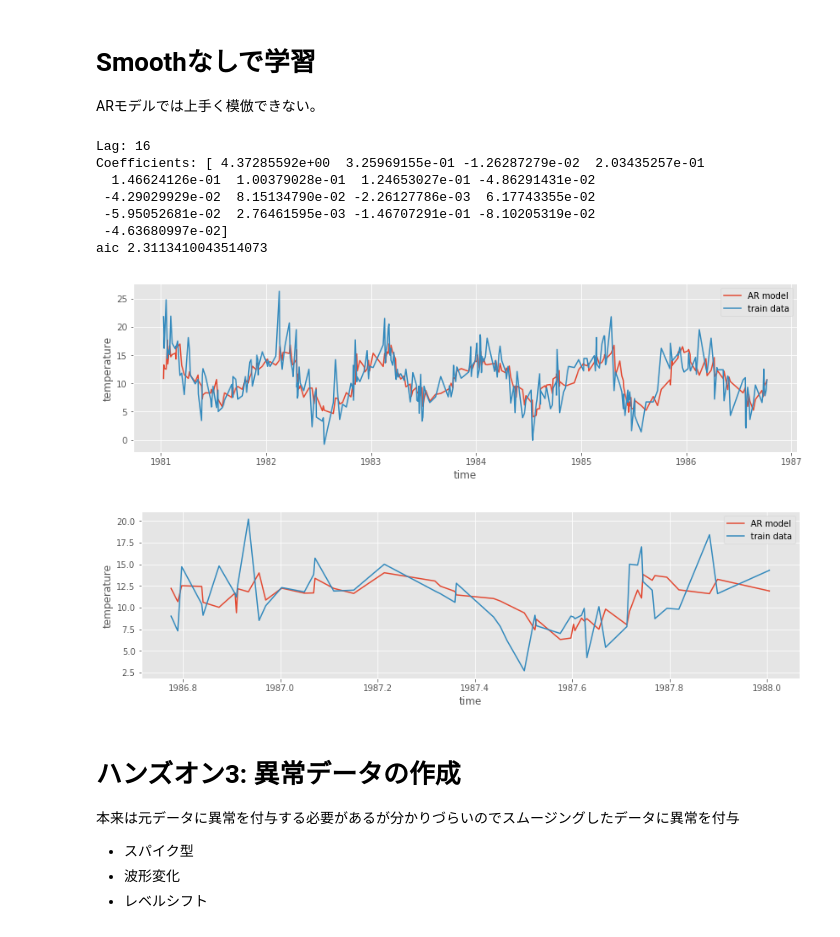
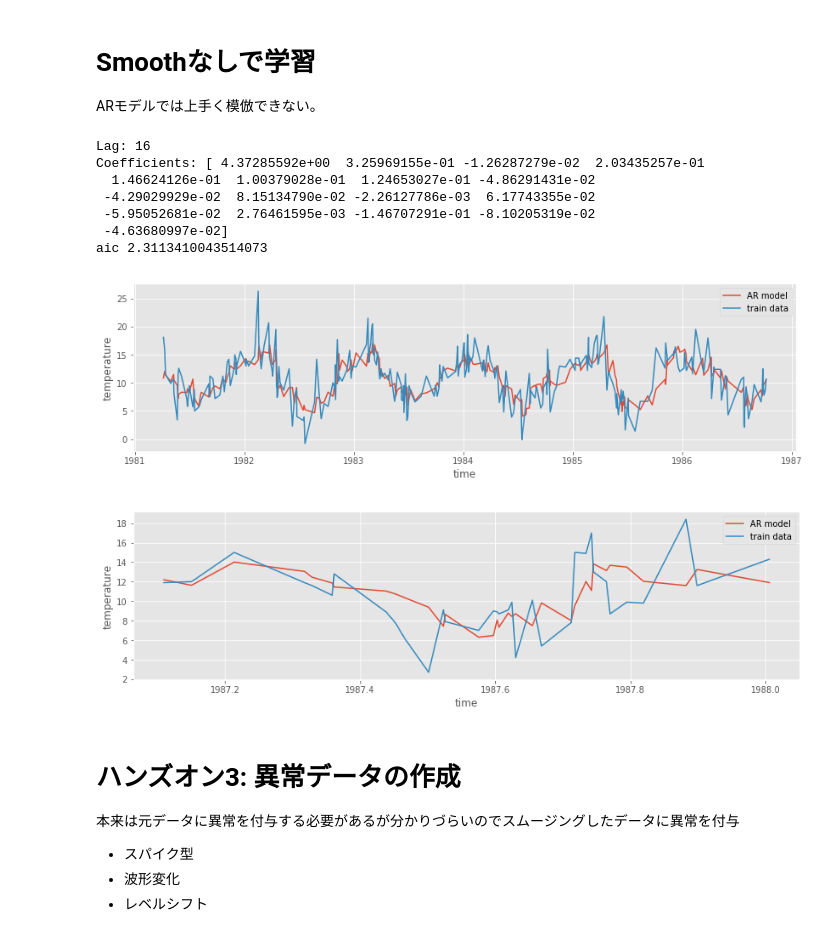
Before and after one commit to SnowMasaya/time_series_anomaly_detect_hands_on, a Jupyter notebook: time_series_anomaly_detect.ipynb, the cells around one changed output. Cells and saved outputs as stored; diff of their text form; code cells hidden in the pictures.

Commit message:
Upate window size fix

```diff
--- a/time_series_anomaly_detect.ipynb
+++ b/time_series_anomaly_detect.ipynb
@@ -278,15 +282,17 @@ def show_2data_graph(day, data, compare_data, label, compare_label):
 
 model = train_autoregression(X_smooth_train)
 
+window = model.k_ar
+
 X_smooth_train = X_smooth_train
 predictions = predict_autoregression(model, X_smooth_train)
 
 X_smooth_valid = X_smooth_valid
 predictions_valid = predict_autoregression(model, X_smooth_valid)
 
-show_2data_graph(X_train_day_smooth, predictions, X_smooth_train, 'AR model', 'train data')
+show_2data_graph(X_train_day_smooth[window:], predictions[window:], X_smooth_train[window:], 'AR model', 'train data')
 
-show_2data_graph(X_valid_day_smooth, predictions_valid, X_smooth_valid, 'AR model', 'valid data')
+show_2data_graph(X_valid_day_smooth[window:], predictions_valid[window:], X_smooth_valid[window:], 'AR model', 'valid data')
 # %% [output]
 Lag: 16
 Coefficients: [ 0.83381629  1.25428311 -0.24407503  0.12534276 -0.04324986 -0.05128195
@@ -302,23 +308,23 @@ ARモデルでは上手く模倣できない。
 # %%
 model_non_smooth = train_autoregression(X_train)
 
 predictions_non_smooth = predict_autoregression(model_non_smooth, X_train)
 
 predictions_valid_non_smooth = predict_autoregression(model_non_smooth, X_valid)
 
-show_2data_graph(X_train_day, predictions_non_smooth, X_train, 'AR model', 'train data')
+show_2data_graph(X_train_day[window:], predictions_non_smooth[window:], X_train[window:], 'AR model', 'train data')
 
-show_2data_graph(X_valid_day, predictions_valid_non_smooth, X_valid, 'AR model', 'train data')
+show_2data_graph(X_valid_day[window:], predictions_valid_non_smooth[window:], X_valid[window:], 'AR model', 'train data')
 # %% [output]
 Lag: 16
 Coefficients: [ 4.37285592e+00  3.25969155e-01 -1.26287279e-02  2.03435257e-01
   1.46624126e-01  1.00379028e-01  1.24653027e-01 -4.86291431e-02
  -4.29029929e-02  8.15134790e-02 -2.26127786e-03  6.17743355e-02
  -5.95052681e-02  2.76461595e-03 -1.46707291e-01 -8.10205319e-02
  -4.63680997e-02]
 aic 2.3113410043514073
-[figure, old version]
+[figure, new version]
-[figure, old version]
+[figure, new version]
 # %% [markdown]
 # ハンズオン3: 異常データの作成
 
```
Also changed, not shown: parts of 3 cells of this notebook.
